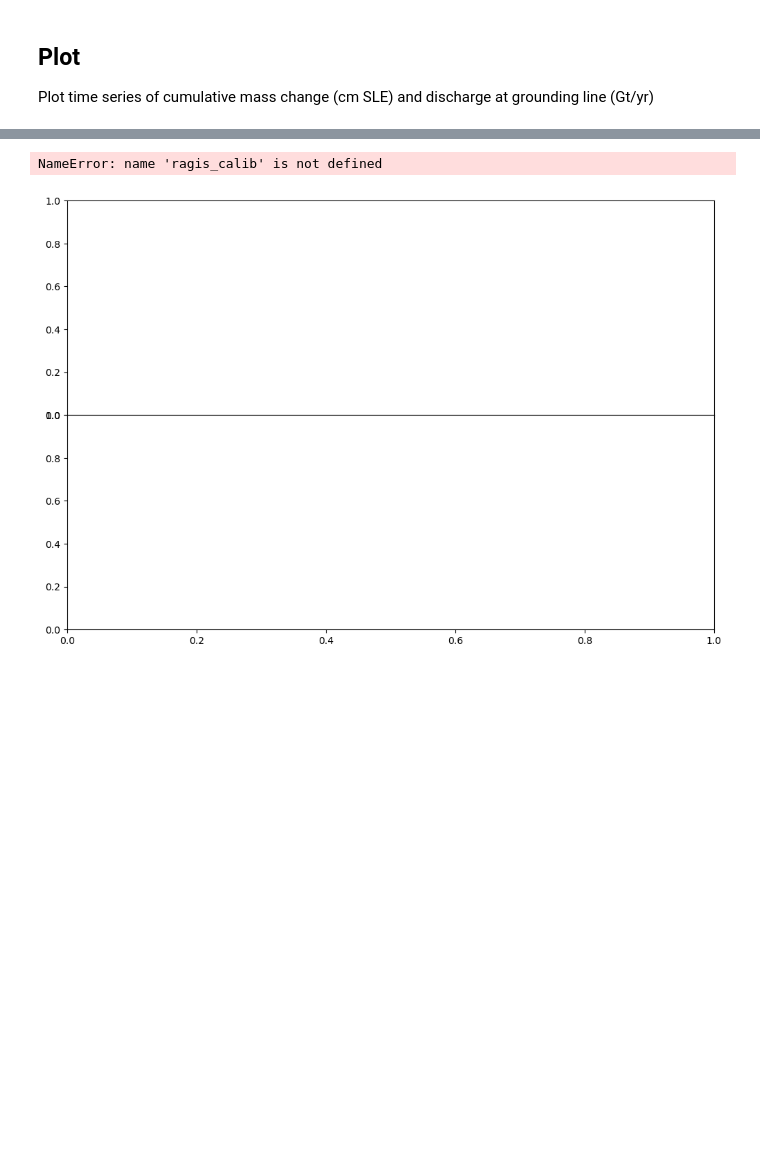
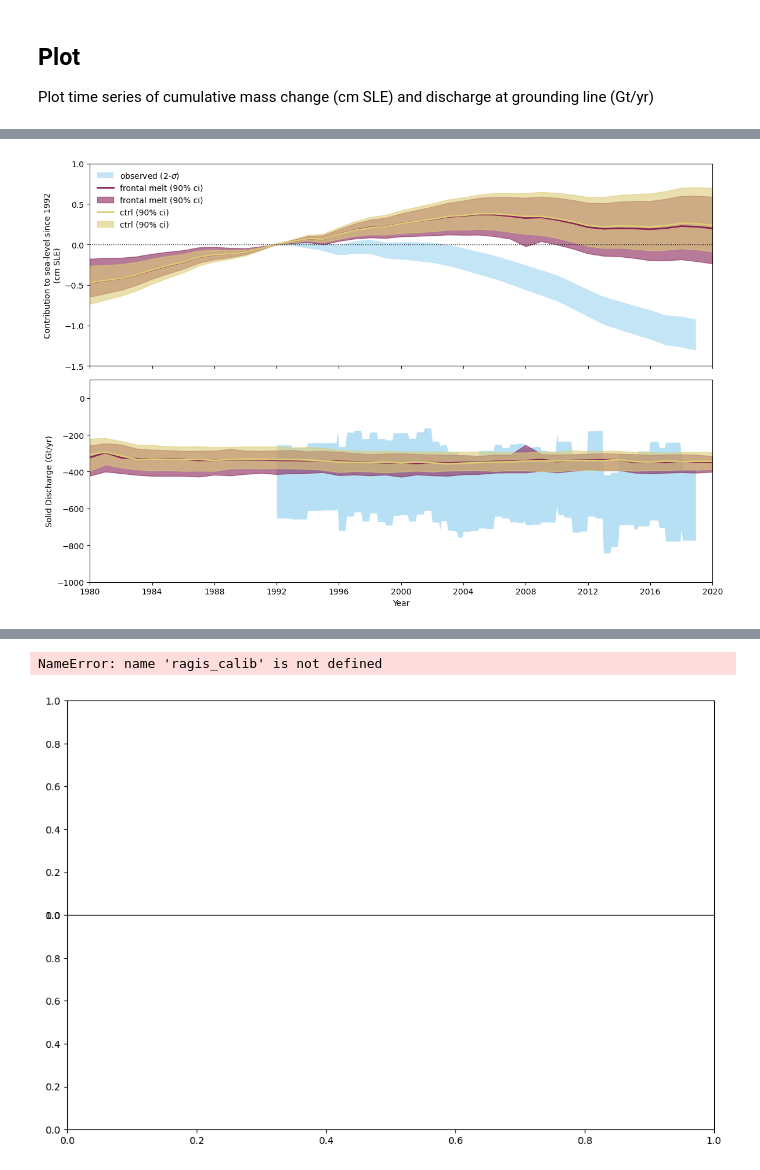
Before and after one commit to pism/pism-ragis, a Jupyter notebook: notebooks/ragis_scalar.ipynb, the cells around one changed output, grey strips where cells are left out. Saved outputs shown, nothing was run; the diff lists cells and outputs as text; code cells hidden in the pictures; blank space fills up the shorter version.

```diff
--- a/notebooks/ragis_scalar.ipynb
+++ b/notebooks/ragis_scalar.ipynb
@@ -17,3 +19,19 @@ from pismragis.sensitivity import sensitivity_analysis
+# %%
+n_jobs = 8
+norm_year = 1992.0
+
+mass_varname = f"Contribution to sea-level since {int(norm_year)} (cm SLE)"
+flux_varname = "D (Gt/yr)"
+bg_color = "#216779"
+bg_color = "w"
+
+sim_colors = ["#882255", "#DDCC77", "#AA4499", "#CC6677"]
+imbie_color = "#88CCEE"
+
+kg2cmsle = 1 / 1e12 * 1.0 / 362.5 / 10.0
+gt2cmsle = 1 / 362.5 / 10.0
+sigma = 2
+plt.style.use('default')
 # %% [markdown]
 ## Load IMBIE
 # %%
@@ -161,0 +155,56 @@ ens.groupby(by="time").quantile(0.05)
+# %%
+labels = ["frontal melt (90% ci)", "ctrl (90% ci)"]
+fig, axs = plt.subplots(nrows=2, ncols=1, sharex="col", figsize=(12, 8))
+fig.subplots_adjust(wspace=0.0, hspace=0.0)
+
+axs[0].fill_between(imbie["Date"],
+                    (imbie["Mass (Gt)"] + sigma * imbie["Mass uncertainty (Gt)"]) * gt2cmsle,
+                    (imbie["Mass (Gt)"] - sigma * imbie["Mass uncertainty (Gt)"]) / 362.5 / 10.0,
+                    ls="solid", lw=0, alpha=0.5, color=imbie_color, label="observed (2-$\sigma$)")
+axs[1].fill_between(imbie["Date"],
+                    (imbie["D (Gt/yr)"] + sigma * imbie["D uncertainty (Gt/yr)"]),
+                    (imbie["D (Gt/yr)"] - sigma * imbie["D uncertainty (Gt/yr)"]),
+                    ls="solid", lw=0, alpha=0.6, color=imbie_color)
+
+# all_exps = pd.concat([experiments[e]["data_df"] for e in range(len(experiments))]).reset_index(drop=True)
+# sns.lineplot(data=all_exps, x="time", y=mass_varname, hue="Experiment", palette=sim_colors[:2], ax=axs[0], estimator="median", ci=None)
+# sns.lineplot(data=all_exps, x="time", y=flux_varname, hue="Experiment", palette=sim_colors[:2], ax=axs[1], estimator="median", ci=None)
+
+for k, exp in enumerate(experiments):
+    df = exp["data_df"]
+    q_05 = df.groupby(by="time").quantile(0.05, numeric_only=True)
+    q_50 = df.groupby(by="time").quantile(0.50, numeric_only=True)
+    q_95 = df.groupby(by="time").quantile(0.95, numeric_only=True)
+    axs[0].plot(q_50.index, q_50[mass_varname],
+                        color=sim_colors[k], alpha=1.0, lw=2, label=labels[k])
+    axs[1].plot(q_50.index, q_50[flux_varname],
+                        color=sim_colors[k], alpha=1.0, lw=2)
+    axs[0].fill_between(q_05.index, q_05[mass_varname],
+                        q_95[mass_varname],
+                        color=sim_colors[k], alpha=0.6, lw=1, label=labels[k])
+    axs[1].fill_between(q_05.index, q_05[flux_varname],
+                        q_95[flux_varname],
+                        color=sim_colors[k], alpha=0.6, lw=1)
+
+
+
+
+fig.set_facecolor(bg_color)
+for ax in axs:
+    ax.set_facecolor(bg_color)
+fig.set_facecolor(bg_color)
+
+axs[0].axhline(0, color="k", ls="dotted", lw=1.0)
+axs[0].set_xlabel("")
+axs[0].set_ylabel("Contribution to sea-level since 1992\n(cm SLE)")
+axs[1].set_xlabel("Year")
+axs[1].set_ylabel("Solid Discharge (Gt/yr)")
+axs[0].set_xlim(pd.to_datetime("1980-1-1"), pd.to_datetime("2020-1-1"))
+axs[0].set_ylim(-1.5, 1.0)
+axs[1].set_ylim(-1000, 100)
+legend = axs[0].legend()
+legend.get_frame().set_linewidth(0.0)
+legend.get_frame().set_alpha(0.0)
+fig.tight_layout()
+fig.savefig("ragis-comp_scalar.pdf")
+# %% [output]
@@ -161,0 +228 @@ ens.groupby(by="time").quantile(0.05)
+[figure, added]
```
Also changed, not shown: parts of 24 cells of this notebook, 48 other files.
